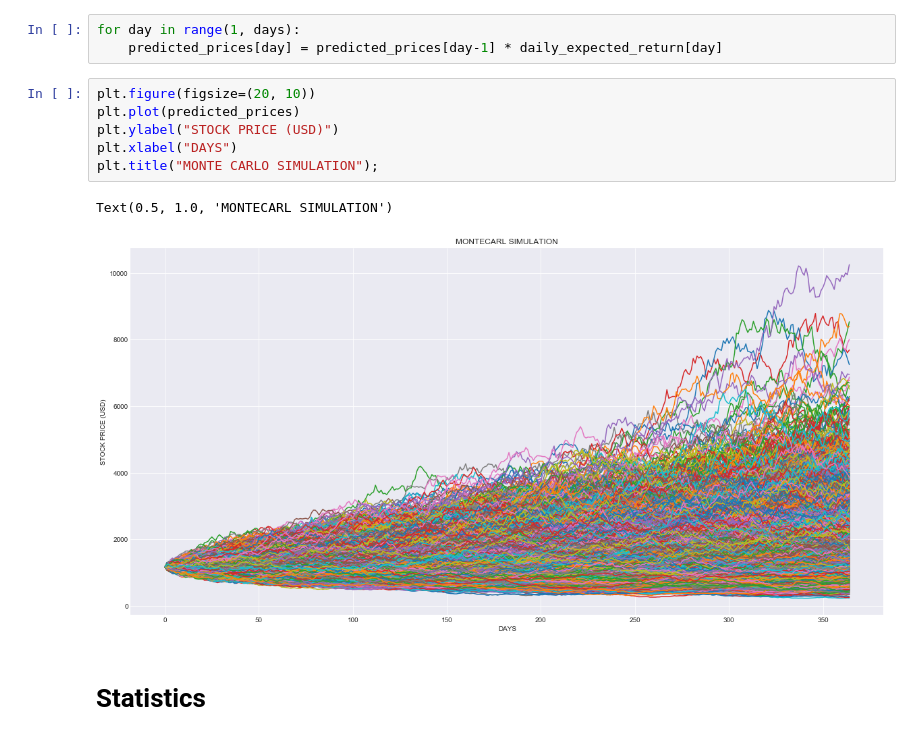
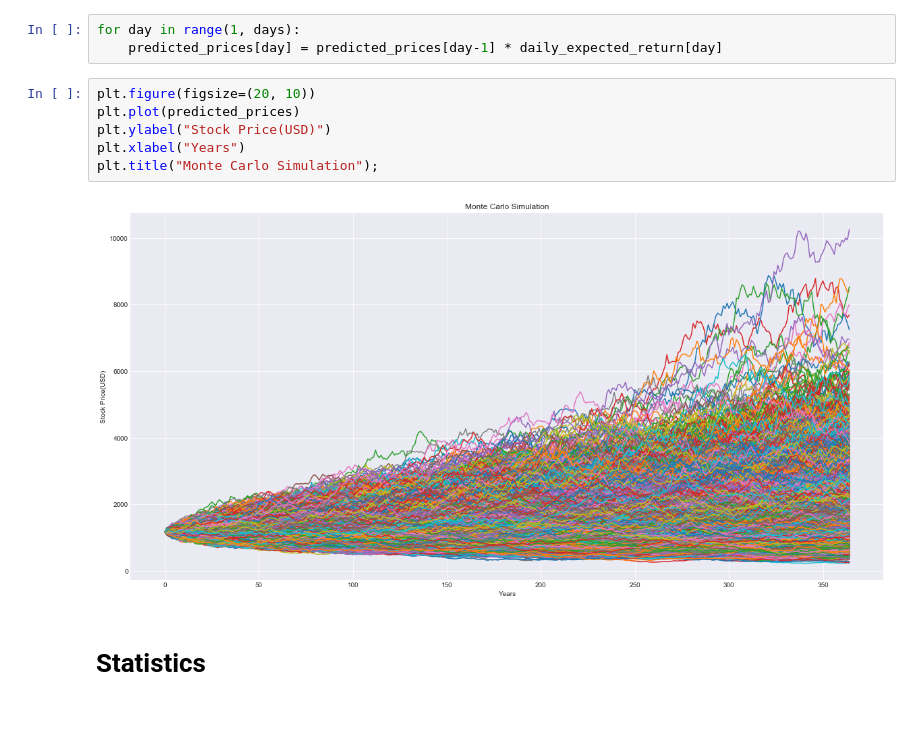
Before and after one commit to spiking/Monte_Carlo_Simulations, a Jupyter notebook: Monte_Carlo_Simulations.ipynb, the cells around one changed output. Cells and saved outputs as stored; diff of their text form.

```diff
--- a/Monte_Carlo_Simulations.ipynb
+++ b/Monte_Carlo_Simulations.ipynb
@@ -160,12 +166,11 @@ for day in range(1, days):
 # %%
 plt.figure(figsize=(20, 10))
 plt.plot(predicted_prices)
-plt.ylabel("STOCK PRICE (USD)")
-plt.xlabel("DAYS")
-plt.title("MONTE CARLO SIMULATION");
+plt.ylabel("Stock Price(USD)")
+plt.xlabel("Years")
+plt.title("Monte Carlo Simulation");
 # %% [output]
-Text(0.5, 1.0, 'MONTECARL SIMULATION')
-[figure, old version]
+[figure, new version]
 # %% [markdown]
 # Statistics
 # %%
```
Also changed, not shown: parts of 2 cells of this notebook, 1 other file.
